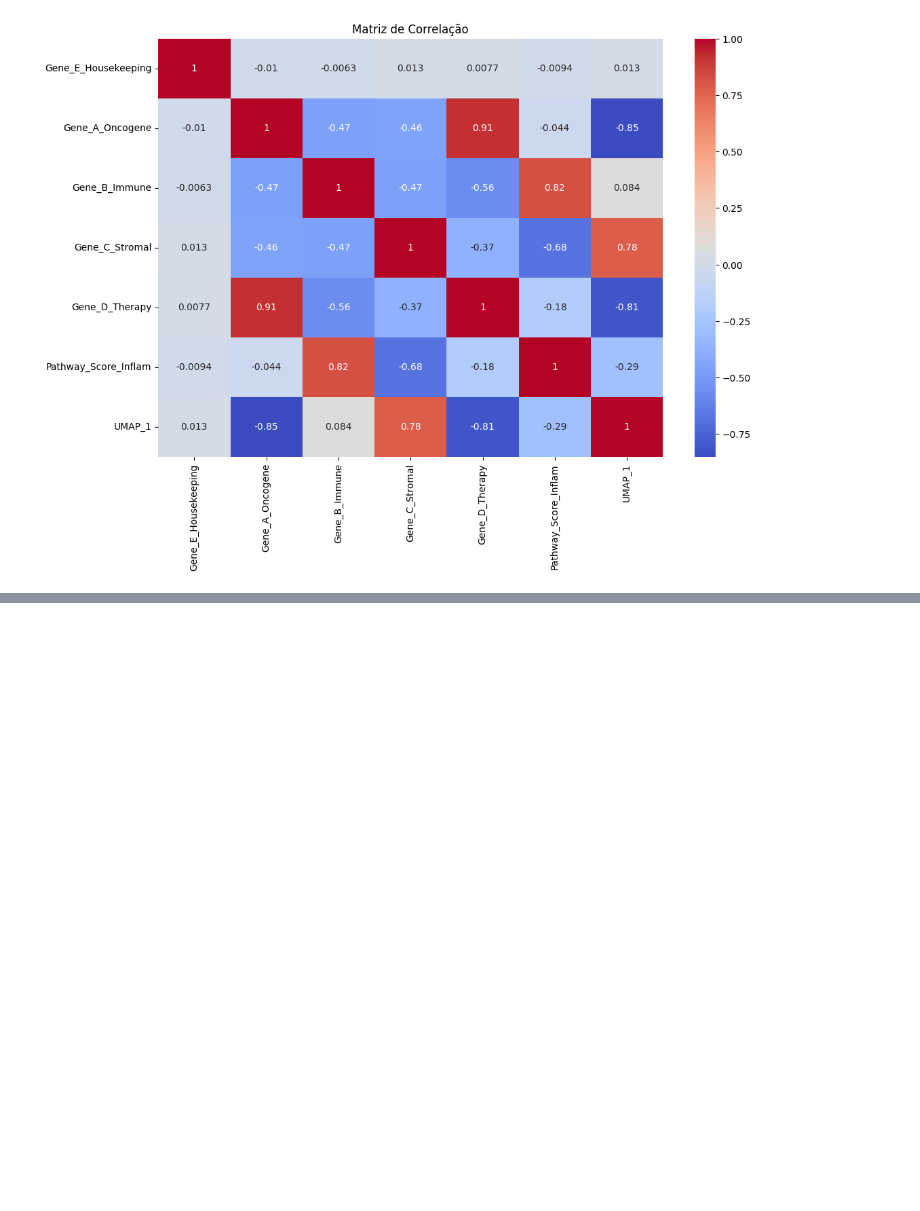
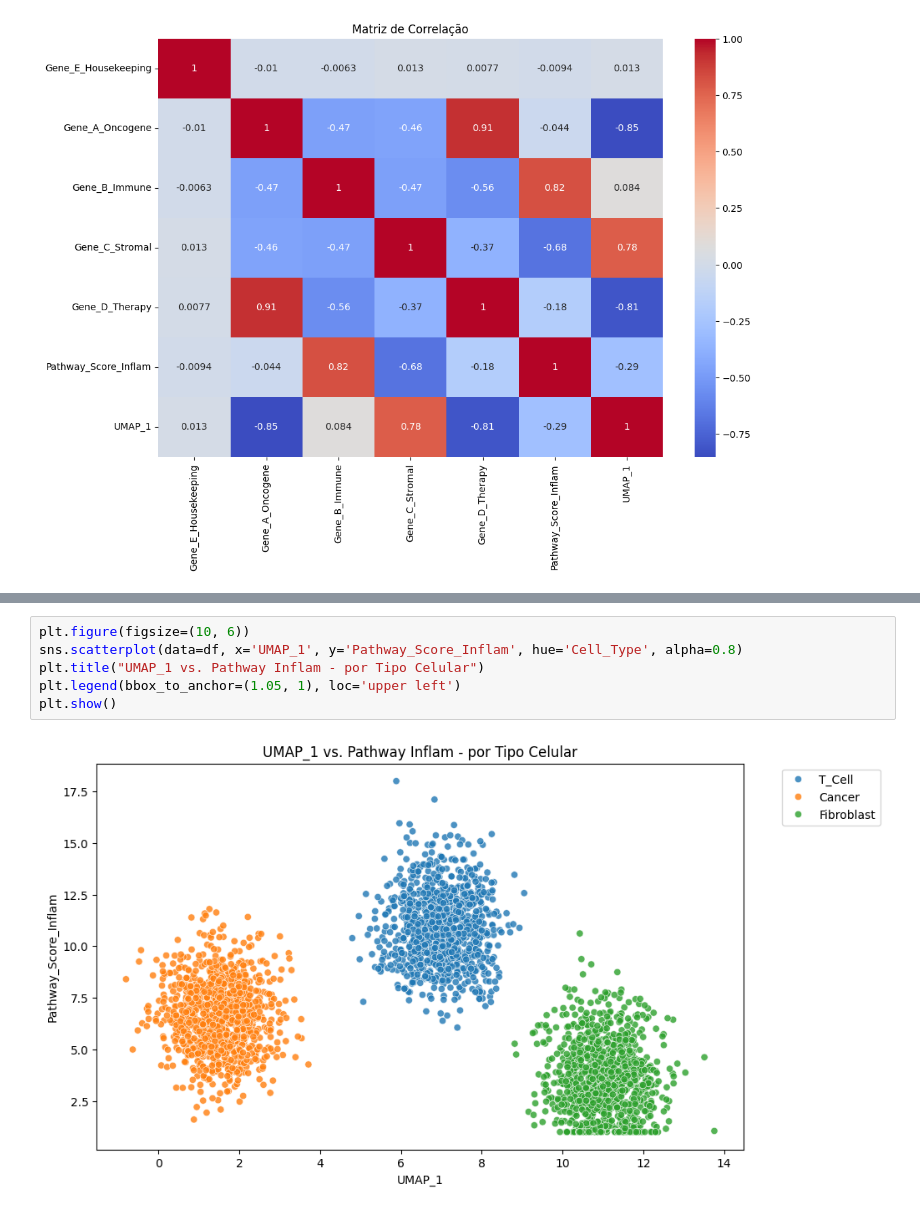
Before and after one commit to mariaclaraps/projeto-ciencia-dos-dados, a Jupyter notebook: notebooks/eda_srRNA-seq.ipynb, the cells around one changed output, grey strips where cells are left out. Drawn from its saved outputs; the diff is of its cells as text; blank space fills up the shorter version.

```diff
--- a/notebooks/eda_srRNA-seq.ipynb
+++ b/notebooks/eda_srRNA-seq.ipynb
@@ -196,0 +237,8 @@ plt.show()
+# %%
+plt.figure(figsize=(10, 6))
+sns.scatterplot(data=df, x='UMAP_1', y='Pathway_Score_Inflam', hue='Cell_Type', alpha=0.8)
+plt.title("UMAP_1 vs. Pathway Inflam - por Tipo Celular")
+plt.legend(bbox_to_anchor=(1.05, 1), loc='upper left')
+plt.show()
+# %% [output]
+[figure, added]
```
Also changed, not shown: parts of 11 cells of this notebook.
